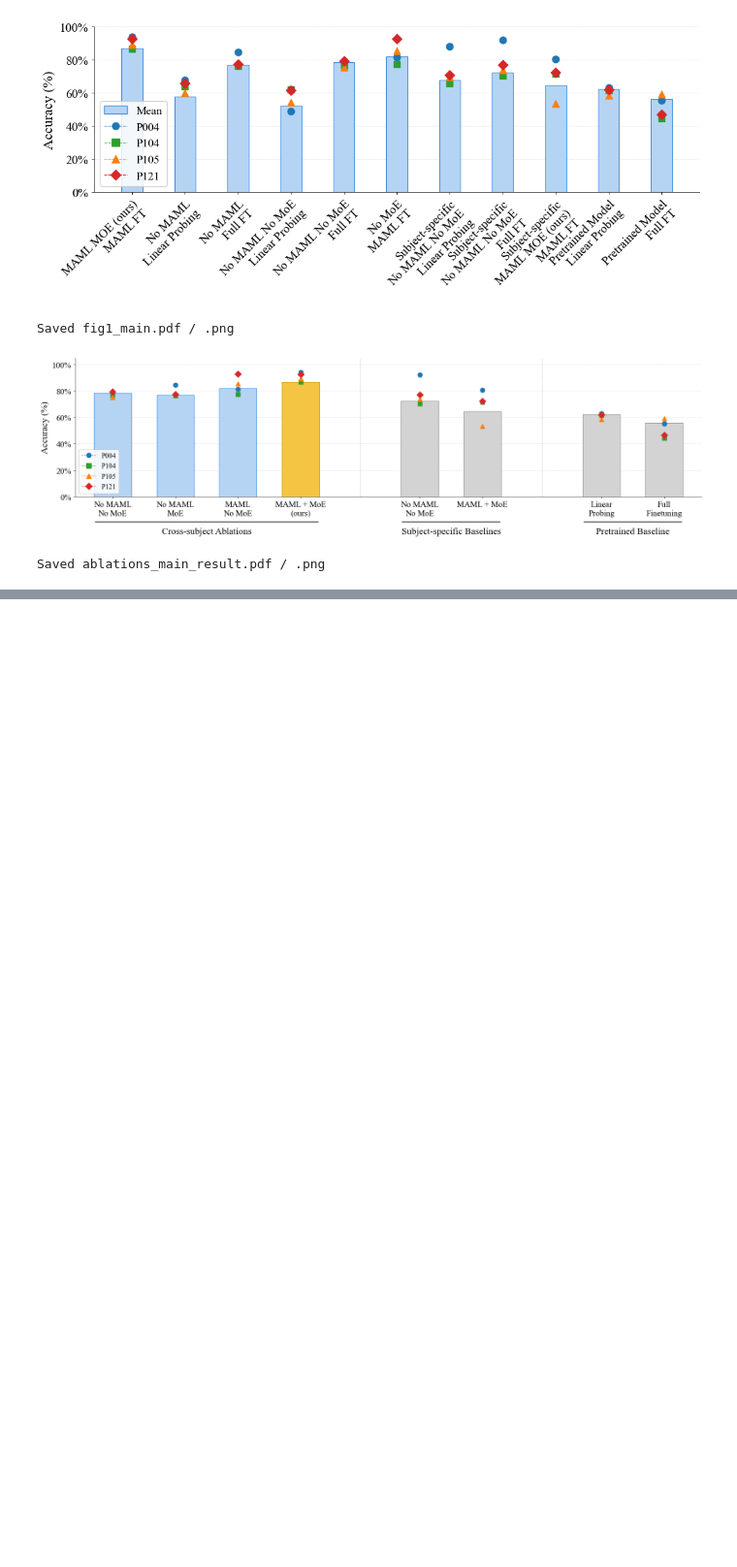
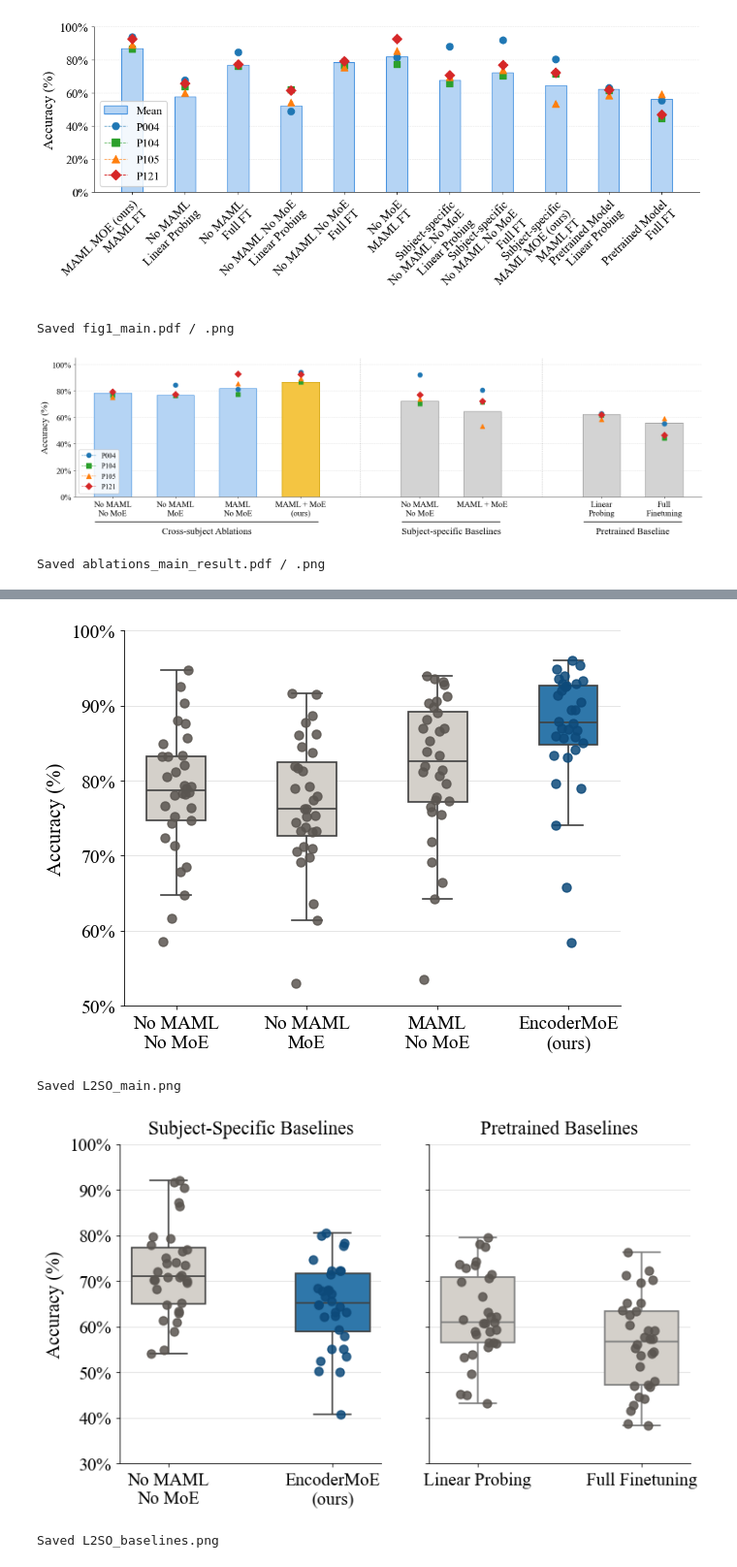
Before and after one commit to kdmalc/pers-gest-cls, a Jupyter notebook: paper_figures/L2SO/NeurIPS_Figures_L2SO.ipynb, the cells around one changed output, grey strips where cells are left out. Shown at 97% size. Drawn from its saved outputs; the diff is of its cells as text; code cells hidden in the pictures; blank space fills up the shorter version.

```diff
--- a/paper_figures/L2SO/NeurIPS_Figures_L2SO.ipynb
+++ b/paper_figures/L2SO/NeurIPS_Figures_L2SO.ipynb
@@ -878,0 +1661,7 @@ Saved fig2_experts.pdf / .png
+# %%
+make_figures_uniform(df, dot_alpha=0.85, save_pdf=False, save_png=True)
+# %% [output]
+[figure, added]
+Saved L2SO_main.png
+[figure, added]
+Saved L2SO_baselines.png
```
Also changed, not shown: parts of 14 cells of this notebook, 28 other files.
